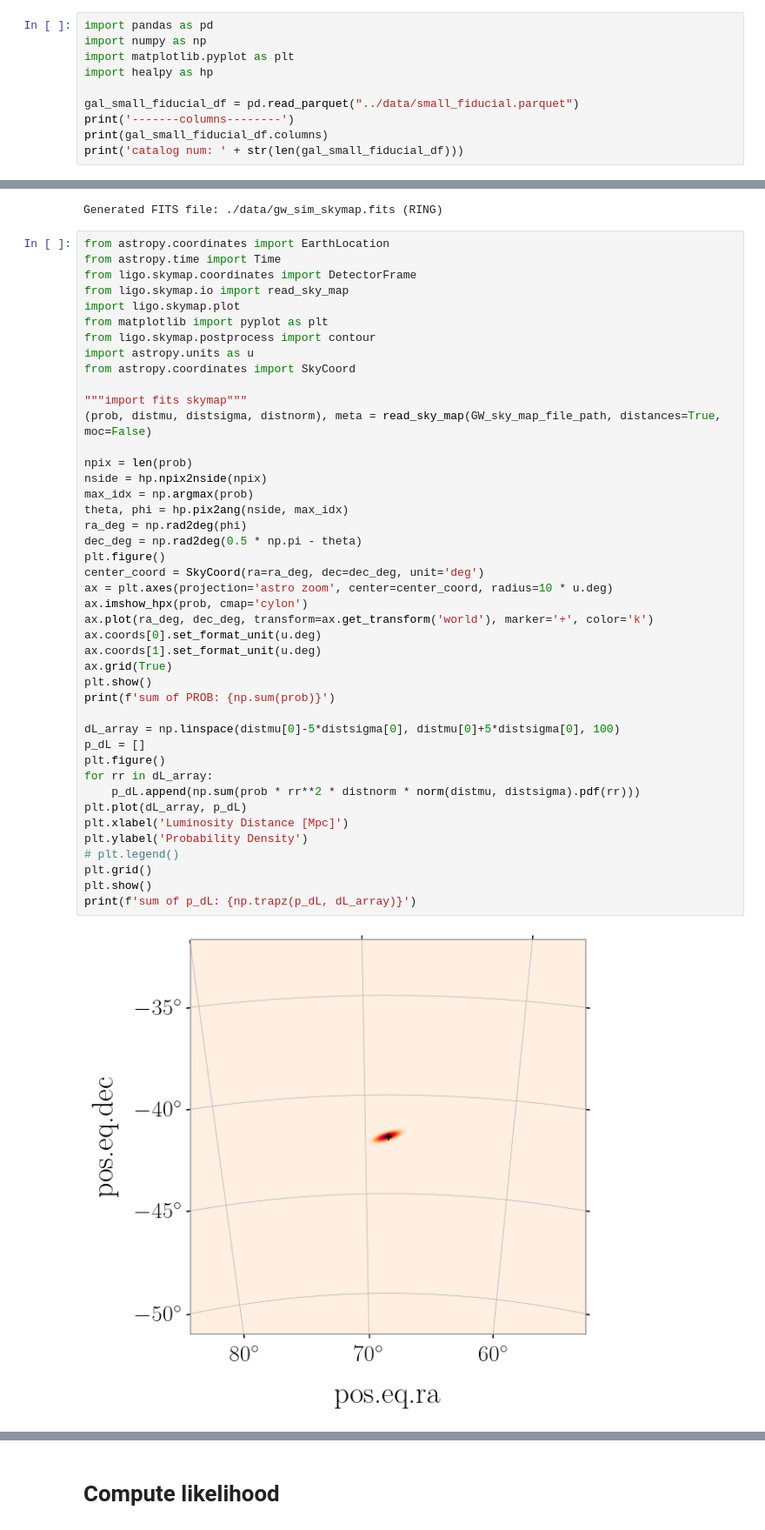
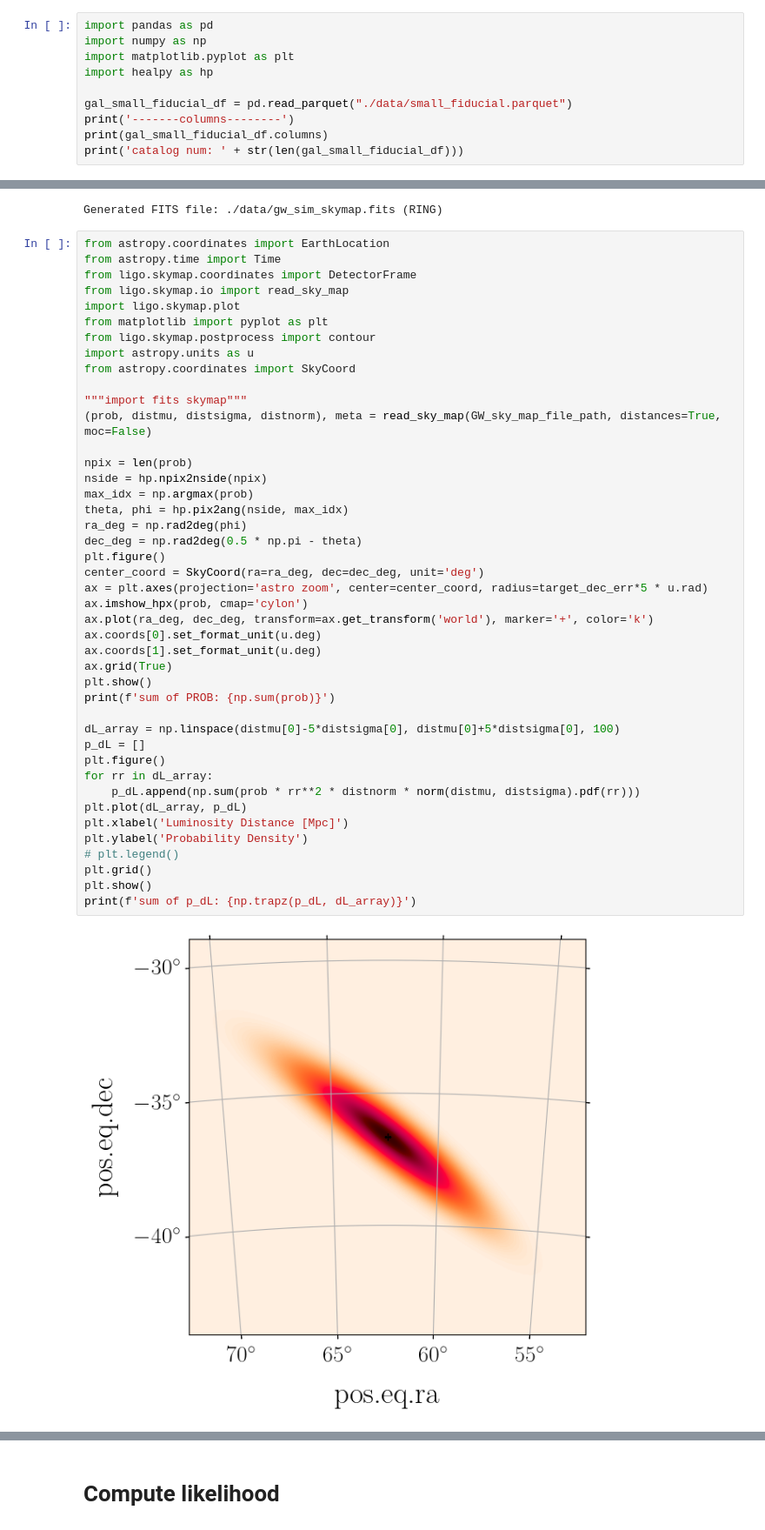
Before and after one commit to seanmacb/northstars_S26B_prep, a Jupyter notebook: infer_H0_simulation_for_proposal/H0_estimation_simulation_cosmoDC2.ipynb, the cells around one changed output, grey strips where cells are left out. Shown at 87% size. Drawn from its saved outputs; the diff is of its cells as text.

```diff
--- a/infer_H0_simulation_for_proposal/H0_estimation_simulation_cosmoDC2.ipynb
+++ b/infer_H0_simulation_for_proposal/H0_estimation_simulation_cosmoDC2.ipynb
@@ -6,7 +6,7 @@ import numpy as np
 import matplotlib.pyplot as plt
 import healpy as hp
 
-gal_small_fiducial_df = pd.read_parquet("../data/small_fiducial.parquet")
+gal_small_fiducial_df = pd.read_parquet("./data/small_fiducial.parquet")
 print('-------columns--------')
 print(gal_small_fiducial_df.columns)
 print('catalog num: ' + str(len(gal_small_fiducial_df)))
@@ -375,32 +398,32 @@ from astropy.coordinates import SkyCoord
 
 npix = len(prob)
 nside = hp.npix2nside(npix)
 max_idx = np.argmax(prob)
 theta, phi = hp.pix2ang(nside, max_idx)
 ra_deg = np.rad2deg(phi)
 dec_deg = np.rad2deg(0.5 * np.pi - theta)
 plt.figure()
 center_coord = SkyCoord(ra=ra_deg, dec=dec_deg, unit='deg')
-ax = plt.axes(projection='astro zoom', center=center_coord, radius=10 * u.deg)
+ax = plt.axes(projection='astro zoom', center=center_coord, radius=target_dec_err*5 * u.rad)
 ax.imshow_hpx(prob, cmap='cylon')
 ax.plot(ra_deg, dec_deg, transform=ax.get_transform('world'), marker='+', color='k')
 ax.coords[0].set_format_unit(u.deg)
 ax.coords[1].set_format_unit(u.deg)
 ax.grid(True)
 plt.show()
 print(f'sum of PROB: {np.sum(prob)}')
 
 dL_array = np.linspace(distmu[0]-5*distsigma[0], distmu[0]+5*distsigma[0], 100)
 p_dL = []
 plt.figure()
 for rr in dL_array:
     p_dL.append(np.sum(prob * rr**2 * distnorm * norm(distmu, distsigma).pdf(rr)))
 plt.plot(dL_array, p_dL)
 plt.xlabel('Luminosity Distance [Mpc]')
 plt.ylabel('Probability Density')
 # plt.legend()
 plt.grid()
 plt.show()
 print(f'sum of p_dL: {np.trapz(p_dL, dL_array)}')
 # %% [output]
-[figure, old version]
+[figure, new version]
```
Also changed, not shown: parts of 4 cells of this notebook, 2 other files.
